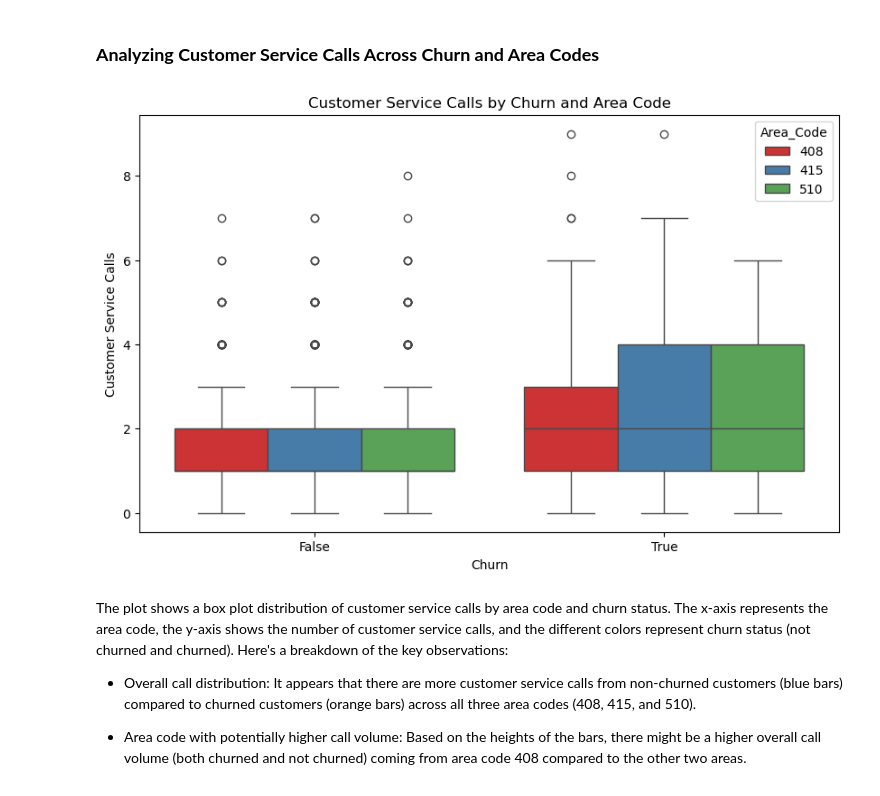
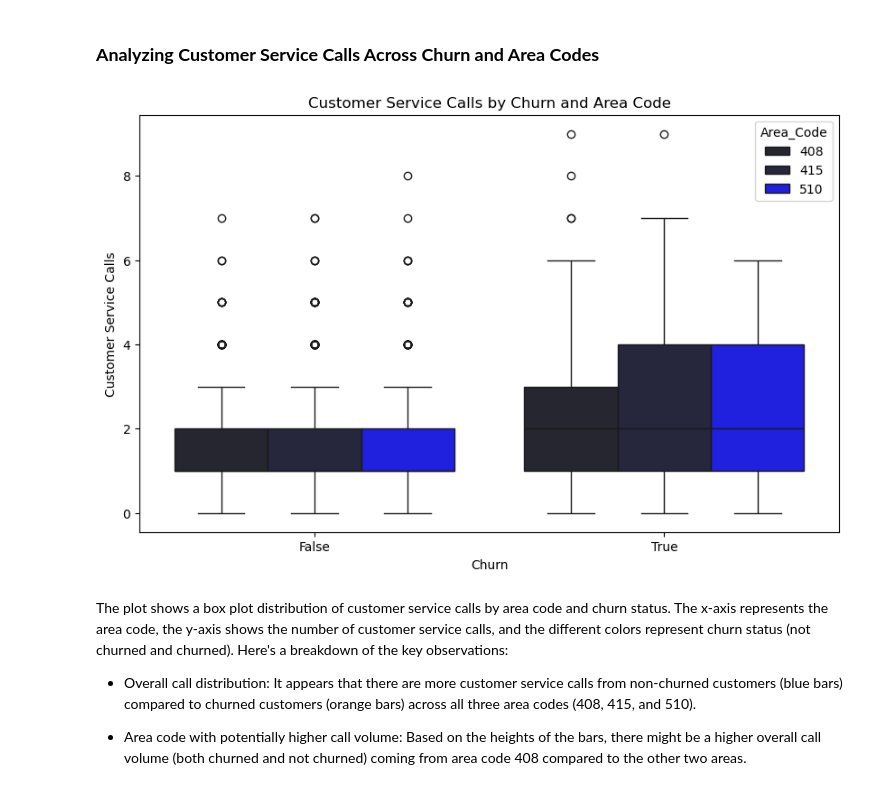
Before and after one commit to idatonui/Phase-3-project-SyriaTel-Customer-Churn, a Jupyter notebook: index.ipynb, the cells around one changed output. Saved outputs shown, nothing was run; the diff lists cells and outputs as text; code cells hidden in the pictures.

```diff
--- a/index.ipynb
+++ b/index.ipynb
@@ -464,19 +483,19 @@ Observations:
 # %%
 # Set the figure size
 plt.figure(figsize=(10, 6))
 
 # Create a box plot for 'Customer_Service_Calls' by 'Churn' and 'Area_Code' using Seaborn
-sns.boxplot(data=df, x='Churn', y='Customer_Service_Calls', hue='Area_Code', palette='Set1')
+sns.boxplot(data=df, x='Churn', y='Customer_Service_Calls', hue='Area_Code', color='blue')
 
 # Set title and labels
 plt.title('Customer Service Calls by Churn and Area Code')
 plt.xlabel('Churn')
 plt.ylabel('Customer Service Calls')
 
 # Show the plot
 plt.show()
 # %% [output]
-[figure, old version]
+[figure, new version]
 # %% [markdown]
 The plot shows a box plot distribution of customer service calls by area code and churn status. The x-axis represents the area code, the y-axis shows the number of customer service calls, and the different colors represent churn status (not churned and churned). Here's a breakdown of the key observations:
 
```
Also changed, not shown: parts of 13 cells of this notebook, 6 other files.
